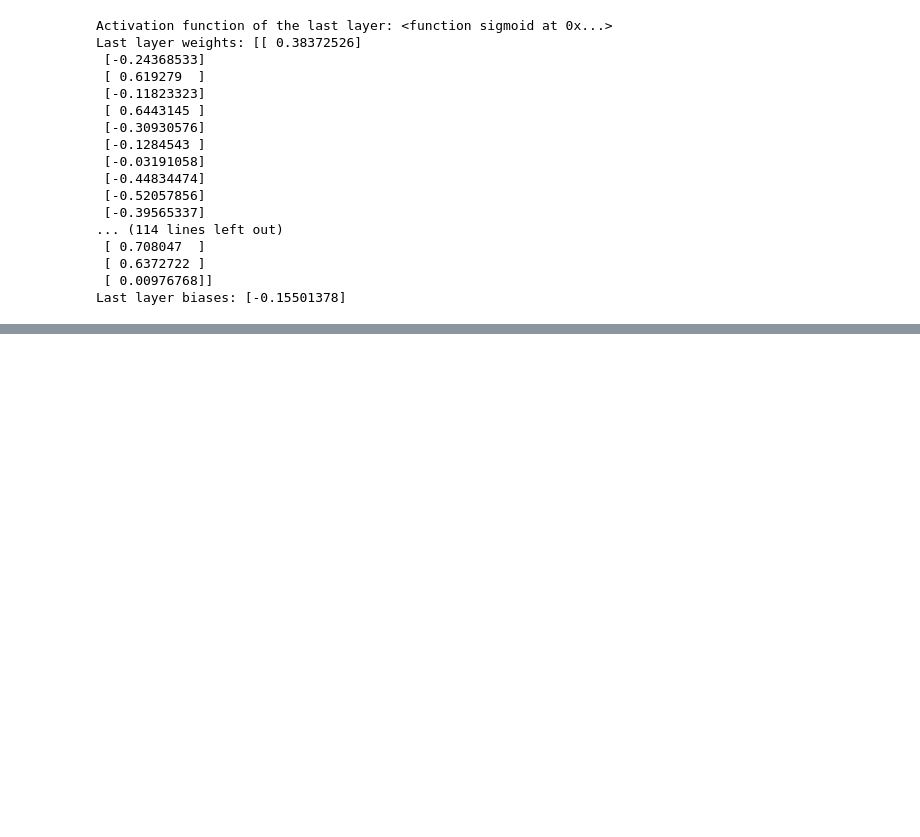
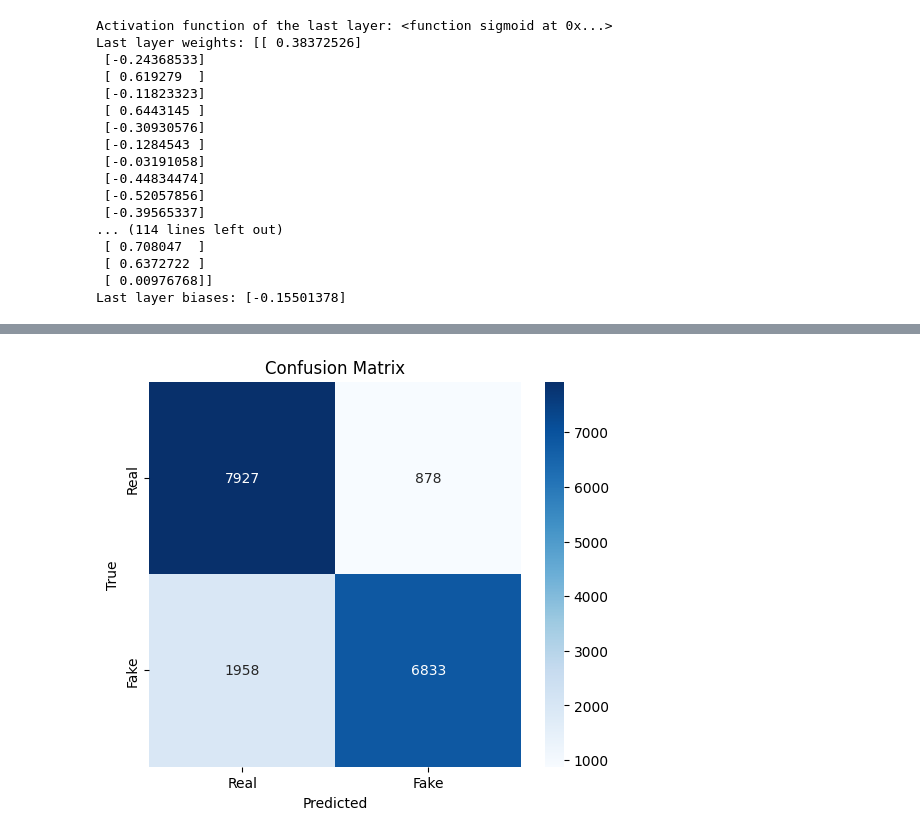
Before and after one commit to Afishally/Deepfake-Model-V1, a Jupyter notebook: training.ipynb, the cells around one changed output, grey strips where cells are left out. Drawn from its saved outputs; the diff is of its cells as text; code cells hidden in the pictures; blank space fills up the shorter version.

```diff
--- a/training.ipynb
+++ b/training.ipynb
@@ -720,0 +873,6 @@ Last layer biases: [-0.15501378]
+# %%
+import tensorflow as tf
+
+# Load your transfer learning model
+# model = tf.keras.models.load_model("xception_finetuned.h5")
+model = tf.keras.models.load_model("xception_TL_model.h5")
@@ -720,0 +881,64 @@ Last layer biases: [-0.15501378]
+# %%
+import tensorflow as tf
+from sklearn.metrics import precision_score, recall_score, f1_score, confusion_matrix
+import matplotlib.pyplot as plt
+import seaborn as sns
+import numpy as np
+
+# Define the model (make sure to load your trained model here)
+# model = tf.keras.models.load_model('your_model_path')  # Adjust this as needed
+
+# Make predictions and get true labels
+y_true = []
+y_pred = []
+val_dir = "training_data/test"
+
+
+val_dataset = tf.keras.utils.image_dataset_from_directory(
+    val_dir,
+    image_size=(224, 224),
+    batch_size=64,
+    label_mode='binary'
+)
+
+normalization_layer = tf.keras.layers.Rescaling(1.0 / 255)
+val_dataset = val_dataset.map(lambda x, y: (normalization_layer(x), y))
+
+
+
+for images, labels in val_dataset:
+    # Get model predictions (probabilities)
+    predictions = model.predict(images)
+
+    # Convert probabilities to binary labels
+    y_pred_batch = (predictions > 0.5).astype(int)
+
+    # Append true labels and predicted labels
+    y_true.extend(labels.numpy())
+    y_pred.extend(y_pred_batch)
+
+# Convert lists to arrays
+y_true = np.array(y_true)
+y_pred = np.array(y_pred)
+
+# Calculate Precision, Recall, and F1 Score
+precision = precision_score(y_true, y_pred)
+recall = recall_score(y_true, y_pred)
+f1 = f1_score(y_true, y_pred)
+
+# Print results
+print(f'Precision: {precision:.4f}')
+print(f'Recall: {recall:.4f}')
+print(f'F1 Score: {f1:.4f}')
+
+# Compute confusion matrix
+cm = confusion_matrix(y_true, y_pred)
+
+# Plot confusion matrix
+plt.figure(figsize=(6, 5))
+sns.heatmap(cm, annot=True, fmt="d", cmap="Blues", xticklabels=['Real', 'Fake'], yticklabels=['Real', 'Fake'])
+plt.xlabel('Predicted')
+plt.ylabel('True')
+plt.title('Confusion Matrix')
+plt.show()
+# %% [output]
@@ -720,0 +962 @@ Last layer biases: [-0.15501378]
+[figure, added]
```
Also changed, not shown: parts of 23 cells of this notebook.
